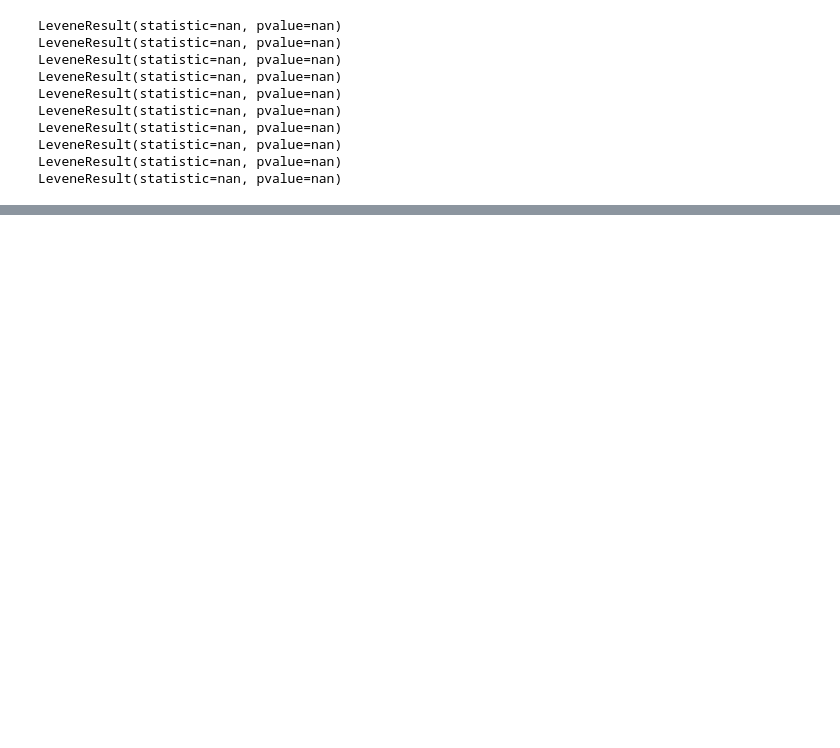
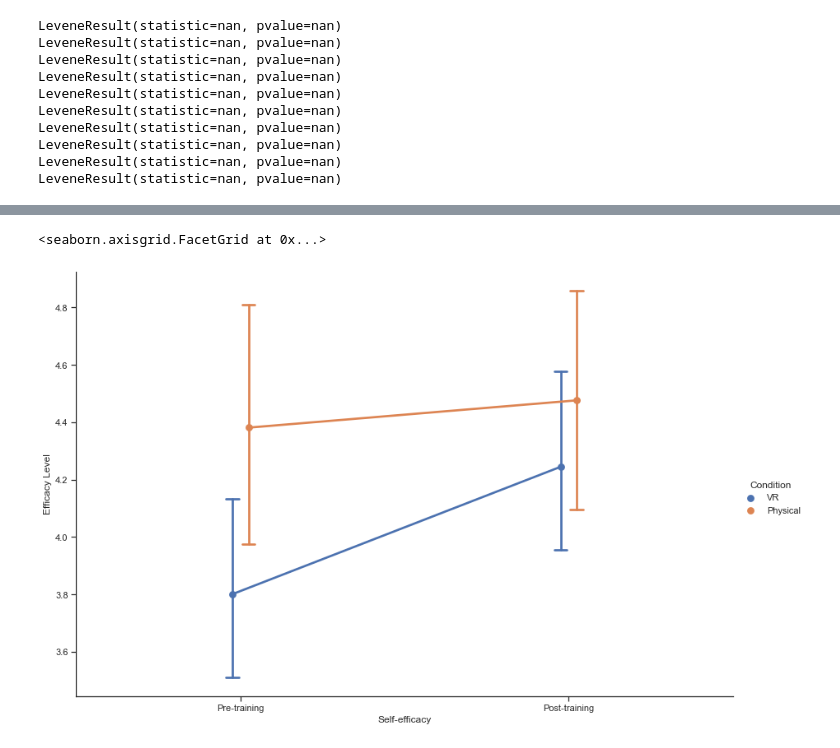
Before and after one commit to karmakomik/BuzzwireExperimentDataAnalysis, a Jupyter notebook: Dec2021ExperimentResults/iMotionsData/BuzzwireStats.ipynb, the cells around one changed output, grey strips where cells are left out. Saved outputs shown, nothing was run; the diff lists cells and outputs as text; code cells hidden in the pictures; blank space fills up the shorter version.

```diff
--- a/Dec2021ExperimentResults/iMotionsData/BuzzwireStats.ipynb
+++ b/Dec2021ExperimentResults/iMotionsData/BuzzwireStats.ipynb
@@ -1,8 +1,11 @@
 # %%
 import pandas as pd
 import numpy as np
+import seaborn as sns
 import matplotlib.pyplot as plt
 from scipy import stats
+sns.set_theme(style="ticks", color_codes=True)
 #import math
+pd.set_option('display.max_rows', None)
 # %%
 ph_results_df = pd.read_csv('finalResults_ph.csv')
@@ -413,3 +592,13 @@ LeveneResult(statistic=nan, pvalue=nan)
 LeveneResult(statistic=nan, pvalue=nan)
 LeveneResult(statistic=nan, pvalue=nan)
 LeveneResult(statistic=nan, pvalue=nan)
+# %%
+vr_eff_df['Condition'] = 'VR'
+ph_eff_df['Condition'] = 'Physical'
+combined_eff_df = pd.concat([vr_eff_df, ph_eff_df])
+# %%
+combined_eff_df
+#combined_eff_df = combined_results_df[['Pretest_Mistake_Time', 'Posttest_Mistake_Time', 'Condition']].copy()
+combined_eff_df.rename(columns={'Eff1': 'Pre-training', 'Eff2': 'Post-training'}, inplace=True)
+combined_eff_df_long = combined_eff_df.melt(id_vars=['Condition'], var_name='Self-efficacy', value_name='Efficacy Level')
+combined_eff_df_long
@@ -415,0 +619,5 @@ LeveneResult(statistic=nan, pvalue=nan)
+# %%
+sns.catplot(x='Self-efficacy', y='Efficacy Level', dodge = True, hue= 'Condition', kind="point", data=combined_eff_df_long, size=8, aspect=1.5, capsize=.04)
+# %% [output]
+<seaborn.axisgrid.FacetGrid at 0x...>
+[figure, added]
```
Also changed, not shown: parts of 86 cells of this notebook, 5 other files.
